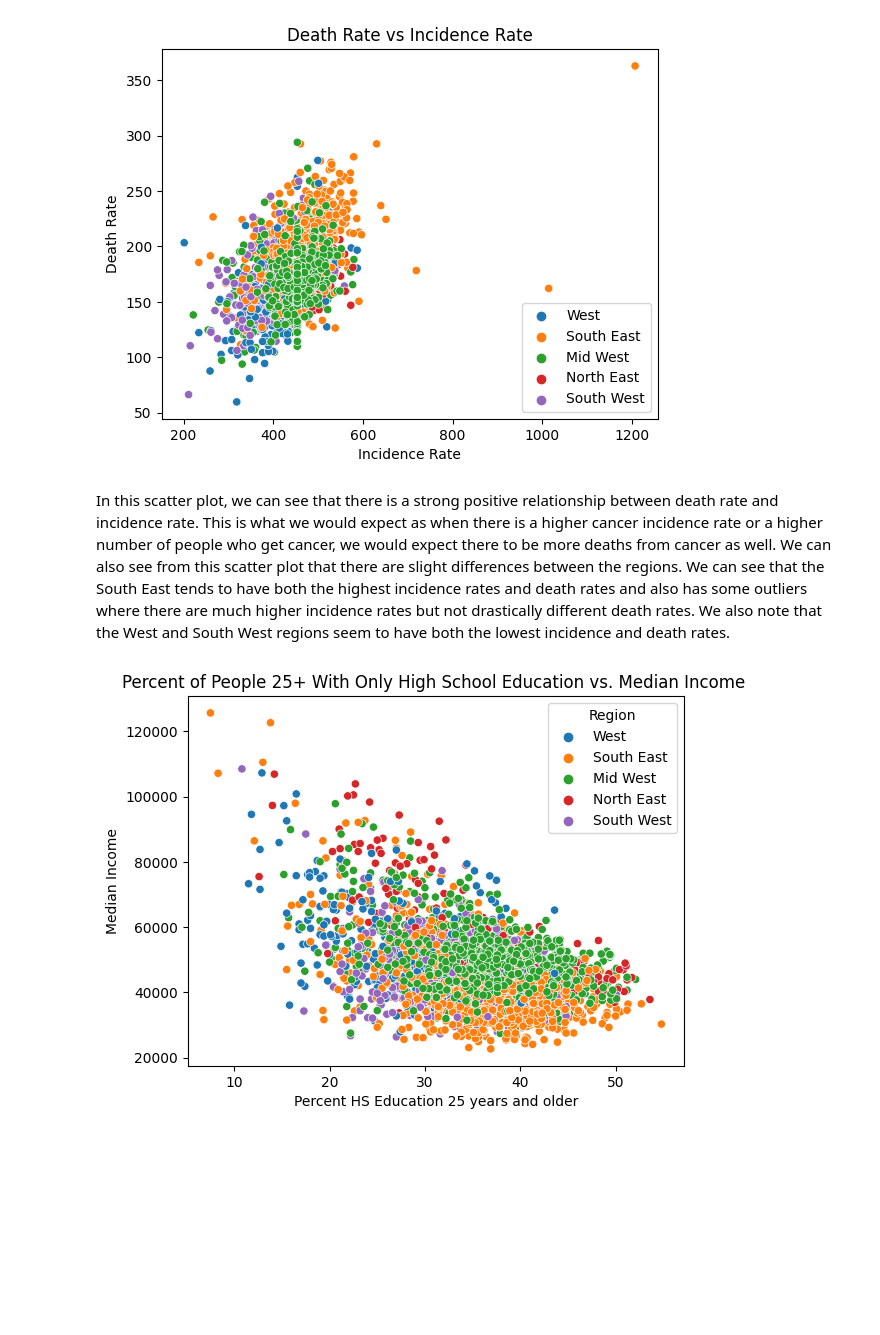
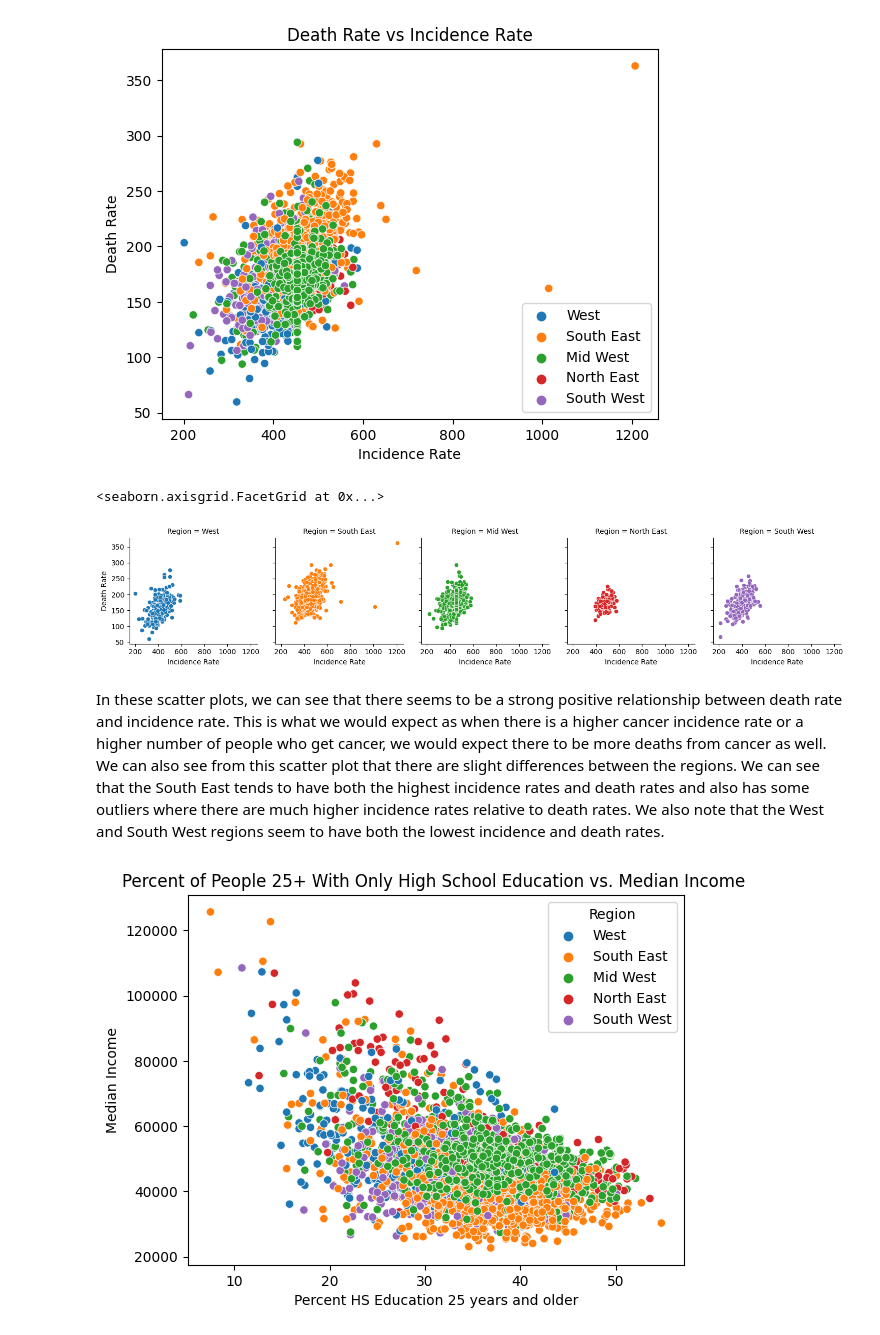
Before and after one commit to caseyhild/Data-Science-For-Cancer-Analysis, a Jupyter notebook: EDACheckpointGroup_Sp23_Casey_s_Group.ipynb, the cells around one changed output. Drawn from its saved outputs; the diff is of its cells as text; code cells hidden in the pictures; blank space fills up the shorter version.

Commit message:
Updated some graphs and explanations

```diff
--- a/EDACheckpointGroup_Sp23_Casey_s_Group.ipynb
+++ b/EDACheckpointGroup_Sp23_Casey_s_Group.ipynb
@@ -318,8 +318,14 @@ plt.legend()
 # %% [output]
 <matplotlib.legend.Legend at 0x...>
 [figure]
+# %%
+facetGrid = sns.FacetGrid(col='Region', data=data_cancer, hue='Region')
+facetGrid.map(sns.scatterplot, 'Incidence Rate', 'Death Rate')
+# %% [output]
+<seaborn.axisgrid.FacetGrid at 0x...>
+[figure, added]
 # %% [markdown]
-In this scatter plot, we can see that there is a strong positive relationship between death rate and incidence rate. This is what we would expect as when there is a higher cancer incidence rate or a higher number of people who get cancer, we would expect there to be more deaths from cancer as well. We can also see from this scatter plot that there are slight differences between the regions. We can see that the South East tends to have both the highest incidence rates and death rates and also has some outliers where there are much higher incidence rates but not drastically different death rates. We also note that the West and South West regions seem to have both the lowest incidence and death rates.
+In these scatter plots, we can see that there seems to be a strong positive relationship between death rate and incidence rate. This is what we would expect as when there is a higher cancer incidence rate or a higher number of people who get cancer, we would expect there to be more deaths from cancer as well. We can also see from this scatter plot that there are slight differences between the regions. We can see that the South East tends to have both the highest incidence rates and death rates and also has some outliers where there are much higher incidence rates relative to death rates. We also note that the West and South West regions seem to have both the lowest incidence and death rates.
 # %%
 sns.scatterplot(x='pcths25_over', y='Median Income', hue='Region', data=data_cancer)
 plt.title("Percent of People 25+ With Only High School Education vs. Median Income ");
```
Also changed, not shown: parts of 12 cells of this notebook.
